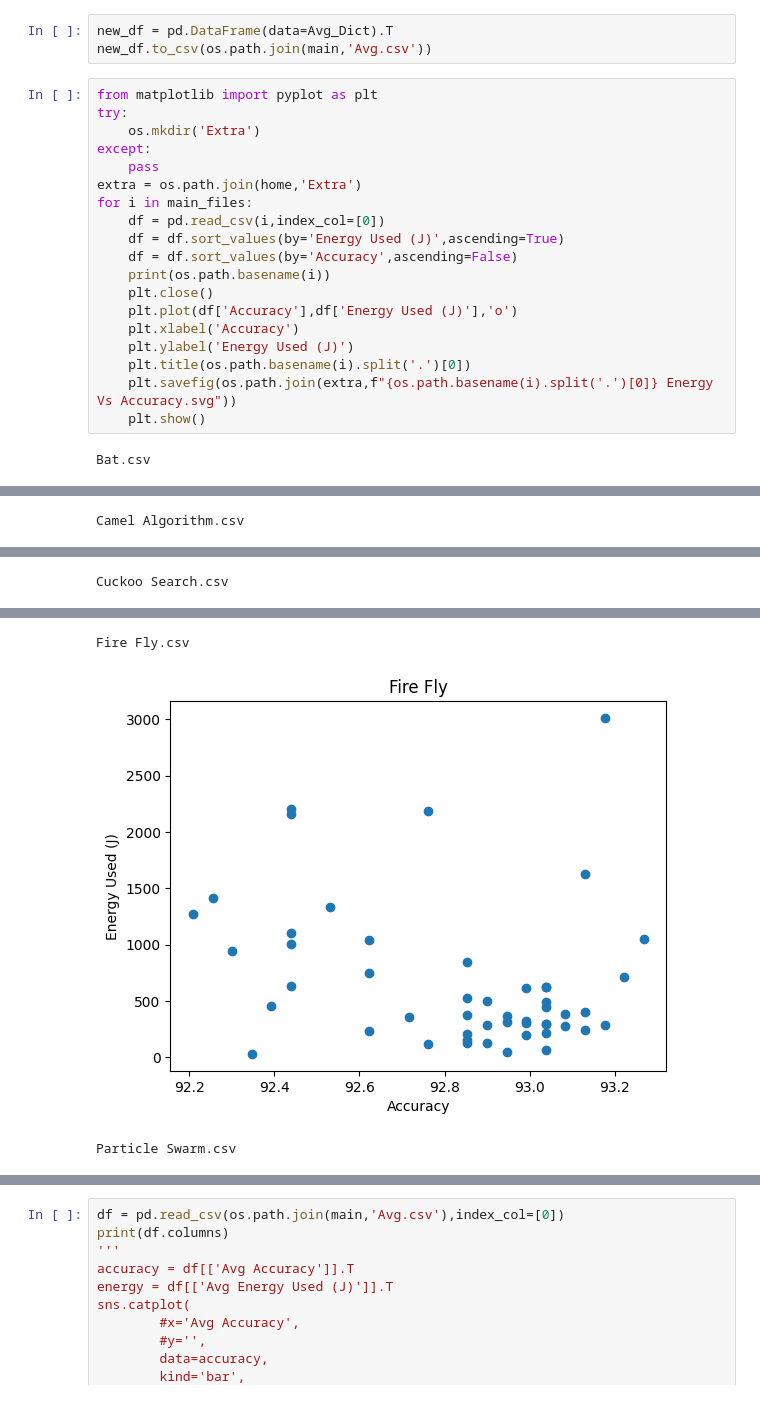
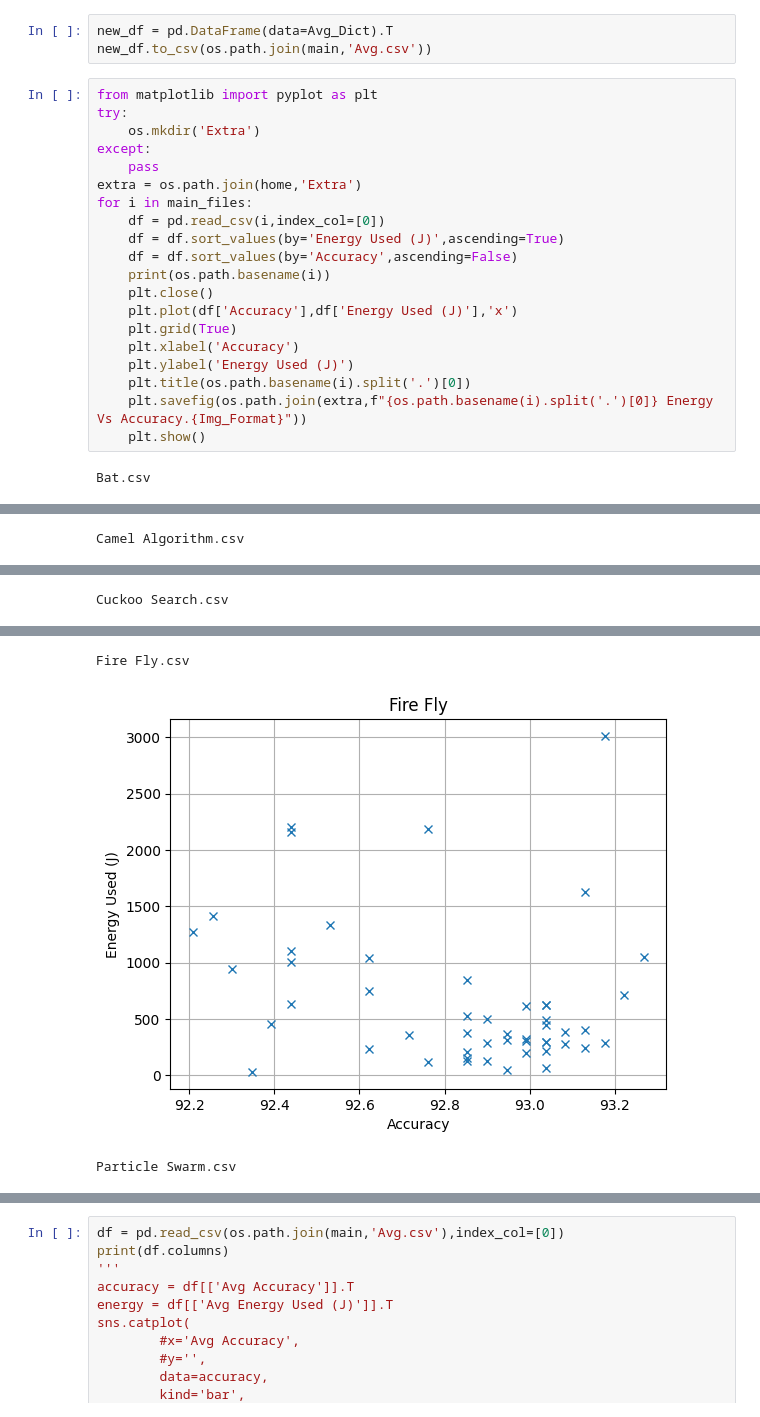
Before and after one commit to ChanderJindal/Analyzing-and-Rating-Greenness-of-Nature-Inspired-Algorithms, a Jupyter notebook: code/result.ipynb, the cells around one changed output, grey strips where cells are left out. Cells and saved outputs as stored; diff of their text form.

```diff
--- a/code/result.ipynb
+++ b/code/result.ipynb
@@ -53,11 +57,12 @@ for i in main_files:
     df = df.sort_values(by='Accuracy',ascending=False)
     print(os.path.basename(i))
     plt.close()
-    plt.plot(df['Accuracy'],df['Energy Used (J)'],'o')
+    plt.plot(df['Accuracy'],df['Energy Used (J)'],'x')
+    plt.grid(True)
     plt.xlabel('Accuracy')
     plt.ylabel('Energy Used (J)')
     plt.title(os.path.basename(i).split('.')[0])
-    plt.savefig(os.path.join(extra,f"{os.path.basename(i).split('.')[0]} Energy Vs Accuracy.svg"))
+    plt.savefig(os.path.join(extra,f"{os.path.basename(i).split('.')[0]} Energy Vs Accuracy.{Img_Format}"))
     plt.show()
 # %% [output]
 Bat.csv
@@ -69,3 +74,3 @@ Cuckoo Search.csv
 Fire Fly.csv
-[figure, old version]
+[figure, new version]
 Particle Swarm.csv
```
Also changed, not shown: parts of 18 cells of this notebook, 23 other files.
